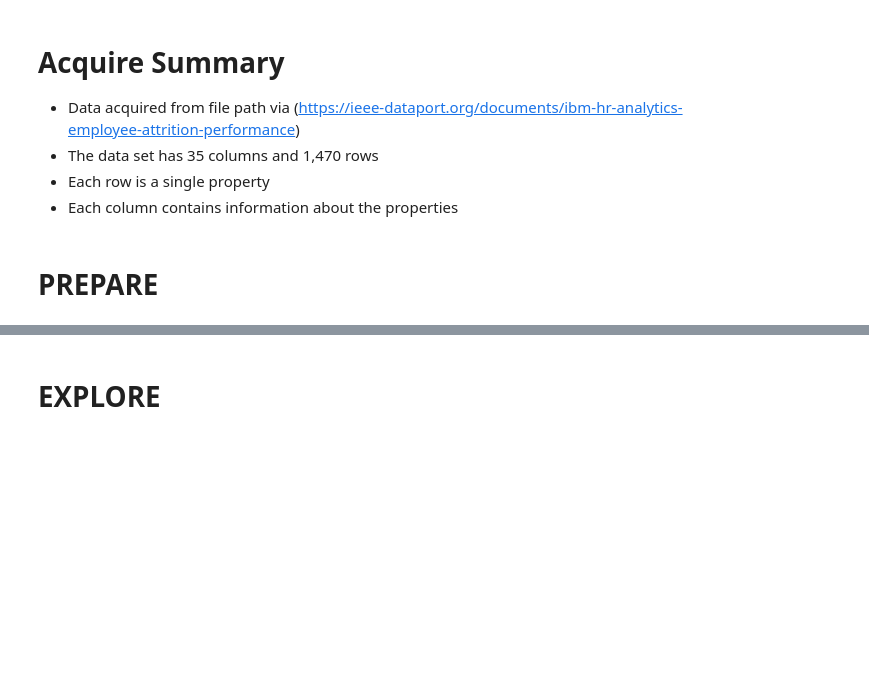
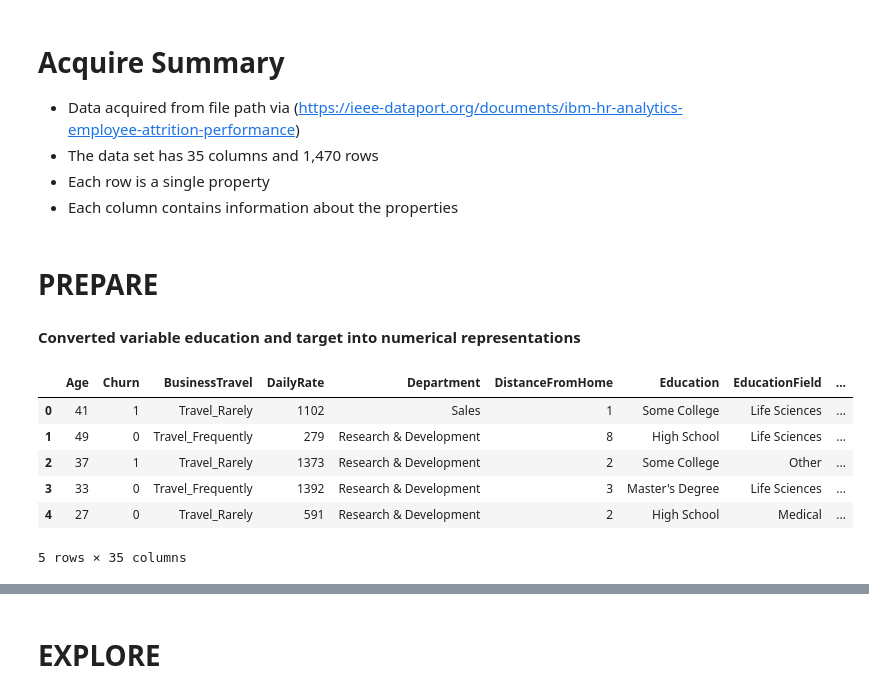
Before and after one commit to Miatta-Sinayoko/Employee-Churn-Prediction, a Jupyter notebook: explore.ipynb, the cells around one changed output, grey strips where cells are left out. Cells and saved outputs as stored; diff of their text form; code cells hidden in the pictures; blank space fills up the shorter version.

```diff
--- a/explore.ipynb
+++ b/explore.ipynb
@@ -189,0 +263,35 @@ def prep_HR_data(df):
+# %% [markdown]
+**Converted variable education and target  into numerical representations**
+# %%
+def split_data(df):
+    # Split the data into features (X) and target (y)
+    X = df.drop('Churn', axis=1)
+    y = df['Churn']
+
+    # Train-test split
+    X_train, X_test, y_train, y_test = train_test_split(X, y, test_size=0.2, random_state=42)
+
+    return X_train, X_test, y_train, y_test
+
+if __name__ == '__main__':
+    # Replace 'path/to/your/Data_Hr_Analytics_S3.csv' with the actual full file path to your dataset file
+    file_path = '/Users/miattas/codeup-data-science/Employee-Churn-Prediction/Data_Hr_Analytics_S3.csv'
+
+    # Prepare the data
+    df = prep_HR_churn_data(file_path)
+
+    # Split the data
+    X_train, X_test, y_train, y_test = split_data(df)
+# %%
+# Inspect prepared data
+# Make sure to assign the returned DataFrame to the original DataFrame 'df'
+HR_df = prep_HR_churn_data(file_path)
+HR_df.head()
+# %% [output]
+|  | Age | Churn | BusinessTravel | DailyRate | Department | DistanceFromHome | Education | EducationField | ... |
+| 0 | 41 | 1 | Travel_Rarely | 1102 | Sales | 1 | Some College | Life Sciences | ... |
+| 1 | 49 | 0 | Travel_Frequently | 279 | Research & Development | 8 | High School | Life Sciences | ... |
+| 2 | 37 | 1 | Travel_Rarely | 1373 | Research & Development | 2 | Some College | Other | ... |
+| 3 | 33 | 0 | Travel_Frequently | 1392 | Research & Development | 3 | Master's Degree | Life Sciences | ... |
+| 4 | 27 | 0 | Travel_Rarely | 591 | Research & Development | 2 | High School | Medical | ... |
+5 rows × 35 columns
```
Also changed, not shown: parts of 37 cells of this notebook.
